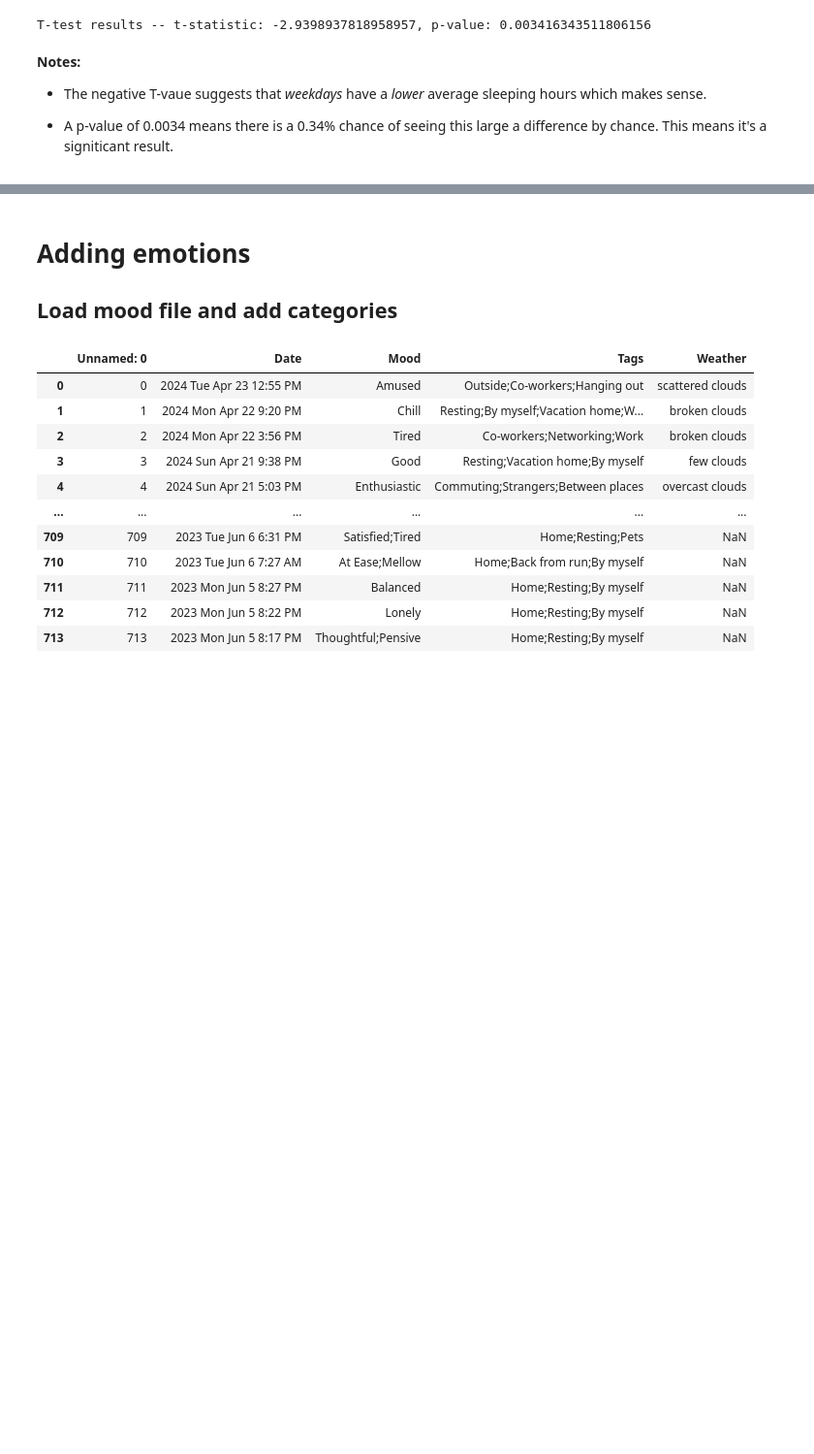
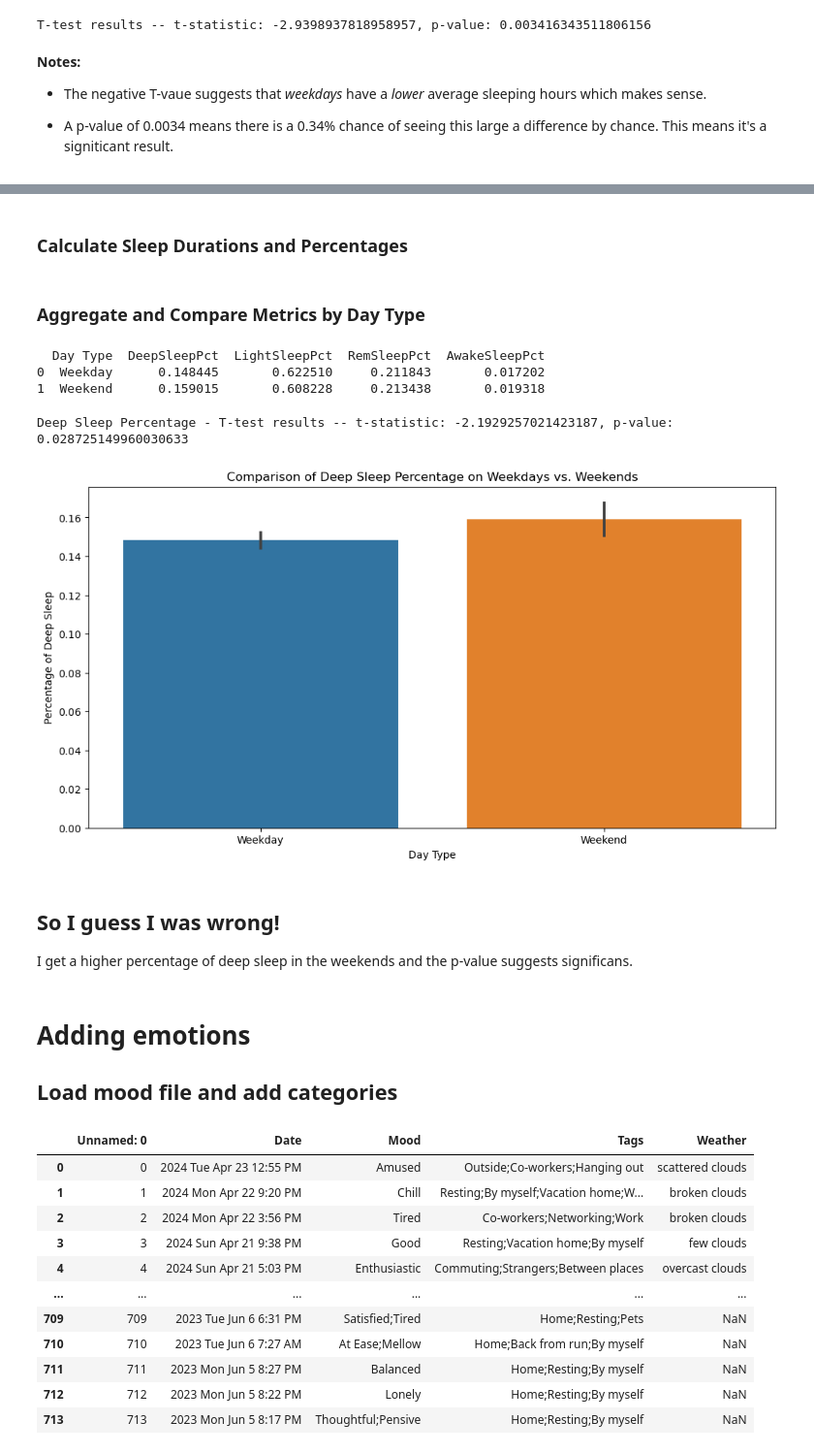
Before and after one commit to cats-and-the-city/playground, a Jupyter notebook: GarminDataStressWellnessActivities.ipynb, the cells around one changed output, grey strips where cells are left out. Shown at 97% size. Cells and saved outputs as stored; diff of their text form; code cells hidden in the pictures; blank space fills up the shorter version.

```diff
--- a/GarminDataStressWellnessActivities.ipynb
+++ b/GarminDataStressWellnessActivities.ipynb
@@ -716,3 +720,63 @@ T-test results -- t-statistic: -2.9398937818958957, p-value: 0.00341634351180615
+# %%
+# Convert 'calendarDate' to datetime
+sleep_df['calendarDate'] = pd.to_datetime(sleep_df['calendarDate'])
+
+# Extract the day of the week (Monday=0, Sunday=6)
+sleep_df['Weekday'] = sleep_df['calendarDate'].dt.dayofweek
+
+# Classify as 'Weekday' or 'Weekend'
+sleep_df['Day Type'] = sleep_df['Weekday'].apply(lambda x: 'Weekend' if x >= 5 else 'Weekday')
+# %% [markdown]
+### Calculate Sleep Durations and Percentages
+# %%
+# Calculate total sleep time excluding unmeasurable seconds
+sleep_df['TotalSleepSeconds'] = sleep_df['deepSleepSeconds'] + sleep_df['lightSleepSeconds'] + sleep_df['remSleepSeconds'] + sleep_df['awakeSleepSeconds']
+
+# Calculate percentages of each sleep stage
+sleep_df['DeepSleepPct'] = sleep_df['deepSleepSeconds'] / sleep_df['TotalSleepSeconds']
+sleep_df['LightSleepPct'] = sleep_df['lightSleepSeconds'] / sleep_df['TotalSleepSeconds']
+sleep_df['RemSleepPct'] = sleep_df['remSleepSeconds'] / sleep_df['TotalSleepSeconds']
+sleep_df['AwakeSleepPct'] = sleep_df['awakeSleepSeconds'] / sleep_df['TotalSleepSeconds']
+# %% [markdown]
+### Aggregate and Compare Metrics by Day Type
+# %%
+# Group by Day Type and calculate mean for each sleep stage percentage
+sleep_summary = sleep_df.groupby('Day Type').agg({
+    'DeepSleepPct': 'mean',
+    'LightSleepPct': 'mean',
+    'RemSleepPct': 'mean',
+    'AwakeSleepPct': 'mean'
+}).reset_index()
+
+print(sleep_summary)
+# %% [output]
+  Day Type  DeepSleepPct  LightSleepPct  RemSleepPct  AwakeSleepPct
+0  Weekday      0.148445       0.622510     0.211843       0.017202
+1  Weekend      0.159015       0.608228     0.213438       0.019318
+# %%
+from scipy import stats
+
+# T-test for deep sleep percentage between weekdays and weekends
+weekday_deep = sleep_df[sleep_df['Day Type'] == 'Weekday']['DeepSleepPct']
+weekend_deep = sleep_df[sleep_df['Day Type'] == 'Weekend']['DeepSleepPct']
+t_stat, p_val = stats.ttest_ind(weekday_deep.dropna(), weekend_deep.dropna(), equal_var=False)
+
+print(f"Deep Sleep Percentage - T-test results -- t-statistic: {t_stat}, p-value: {p_val}")
+# %% [output]
+Deep Sleep Percentage - T-test results -- t-statistic: -2.1929257021423187, p-value: 0.028725149960030633
+# %%
+# Visualizing sleep percentages
+plt.figure(figsize=(12, 6))
+sns.barplot(x='Day Type', y='DeepSleepPct', data=sleep_df)
+plt.title('Comparison of Deep Sleep Percentage on Weekdays vs. Weekends')
+plt.ylabel('Percentage of Deep Sleep')
+plt.show()
+# %% [output]
+[figure, added]
+# %% [markdown]
+## So I guess I was wrong!
+
+I get a higher percentage of deep sleep in the weekends and the p-value suggests significans.
 # %% [markdown]
 # Adding emotions
 
```
Also changed, not shown: parts of 6 cells of this notebook.
